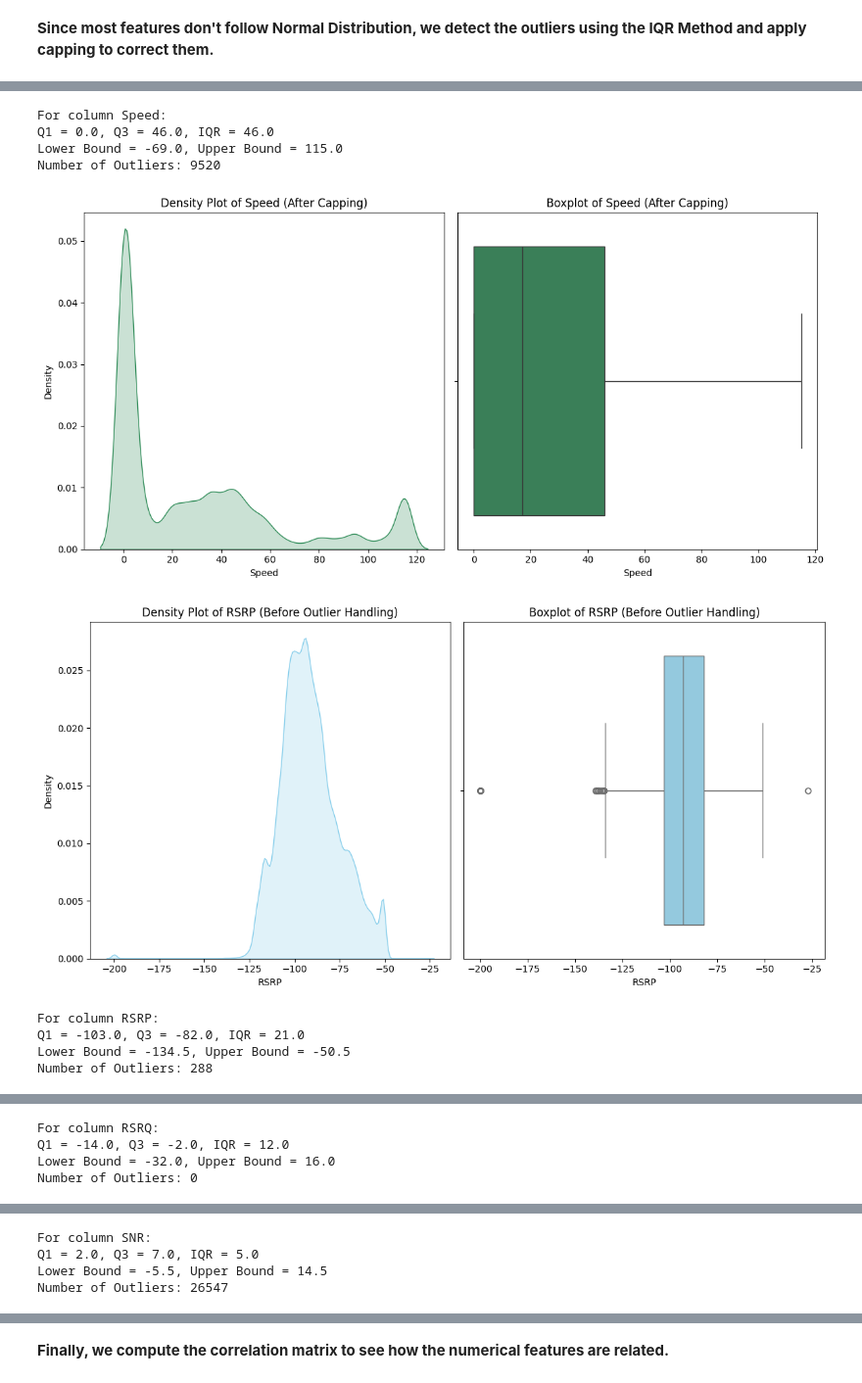
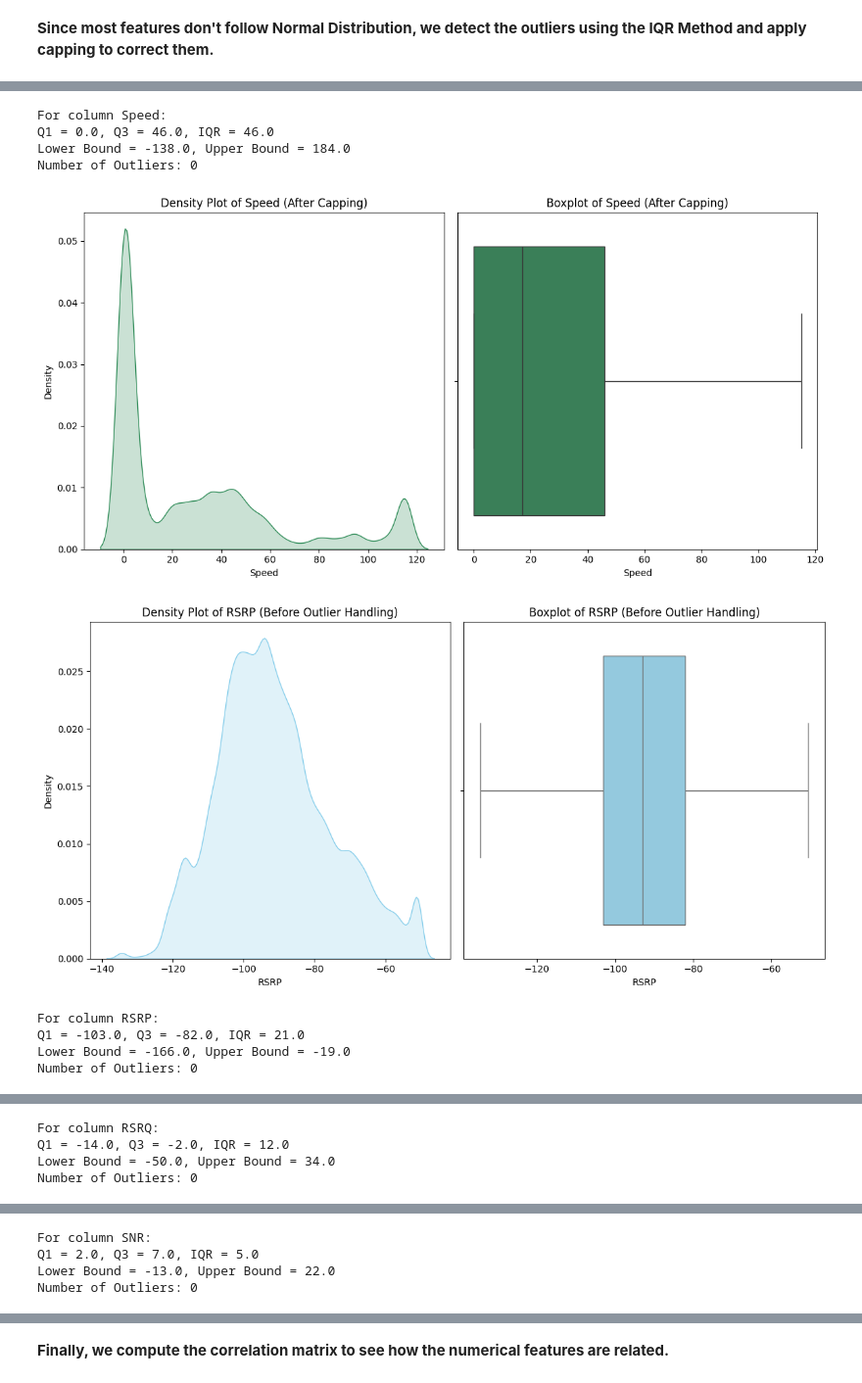
Before and after one commit to miltiadiss/CEID_NE577-5G-Architectures-Technologies-Applications-and-Key-Performance-Indexes, a Jupyter notebook: Code/Preprocessing.ipynb, the cells around one changed output, grey strips where cells are left out. Shown at 98% size. Drawn from its saved outputs; the diff is of its cells as text; code cells hidden in the pictures.

```diff
--- a/Code/Preprocessing.ipynb
+++ b/Code/Preprocessing.ipynb
@@ -72,7 +75,7 @@ for scenario in scenarios:
 # Συνένωση όλων των traces σε ένα ενιαίο DataFrame
 if trace_dataframes:
     combined_data = pd.concat(trace_dataframes, ignore_index=True)
-    combined_data.to_csv("combined_dataset.csv", index=False, na_rep="NaN")
+    combined_data.to_csv("/content/drive/MyDrive/combined_dataset.csv", index=False, na_rep="NaN")
 
 # Εμφάνιση του τελικού σχήματος των δεδομένων
 print(combined_data.shape)
@@ -203,11 +200,14 @@ Passing `palette` without assigning `hue` is deprecated and will be removed in v
 **Replace NULL values with mean value of the numeric feature**
 # %%
 # Φόρτωση δεδομένων
-df = pd.read_csv("combined_dataset.csv")
+df = pd.read_csv("/content/drive/MyDrive/combined_dataset.csv")
 
 # Διόρθωση μορφής ημερομηνίας και μετατροπή σε datetime
 df["Timestamp"] = pd.to_datetime(df["Timestamp"], format="%Y.%m.%d %H.%M.%S", errors="coerce")
 
+# Ταξινόμηση του DataFrame βάσει χρονικής σειράς
+df = df.sort_values(by="Timestamp").reset_index(drop=True)
+
 # Αντικατάσταση των NaN τιμών στις αριθμητικές στήλες με τον μέσο όρο τους
 for column in numeric_columns:
     df[column] = df[column].fillna(df[column].mean())
@@ -281,8 +281,8 @@ for column in numeric_columns:
     Q1 = np.percentile(df[column].dropna(), 25)
     Q3 = np.percentile(df[column].dropna(), 75)
     IQR = Q3 - Q1
-    lower_bound = Q1 - 1.5 * IQR  # Χρησιμοποιούμε 1.5 * IQR (ή 3 * IQR αν θέλεις πιο αυστηρό φιλτράρισμα)
-    upper_bound = Q3 + 1.5 * IQR
+    lower_bound = Q1 - 3 * IQR  # Χρησιμοποιούμε 1.5 * IQR (ή 3 * IQR αν θέλεις πιο αυστηρό φιλτράρισμα)
+    upper_bound = Q3 + 3 * IQR
 
     print(f"For column {column}:")
     print(f"Q1 = {Q1}, Q3 = {Q3}, IQR = {IQR}")
@@ -317,17 +317,17 @@ for column in numeric_columns:
 For column Speed:
 Q1 = 0.0, Q3 = 46.0, IQR = 46.0
-Lower Bound = -69.0, Upper Bound = 115.0
-Number of Outliers: 9520
+Lower Bound = -138.0, Upper Bound = 184.0
+Number of Outliers: 0
 [figure]
-[figure, old version]
+[figure, new version]
 For column RSRP:
 Q1 = -103.0, Q3 = -82.0, IQR = 21.0
-Lower Bound = -134.5, Upper Bound = -50.5
-Number of Outliers: 288
+Lower Bound = -166.0, Upper Bound = -19.0
+Number of Outliers: 0
 [figure]
 [figure]
 For column RSRQ:
 Q1 = -14.0, Q3 = -2.0, IQR = 12.0
-Lower Bound = -32.0, Upper Bound = 16.0
+Lower Bound = -50.0, Upper Bound = 34.0
 Number of Outliers: 0
 [figure]
@@ -335,6 +335,6 @@ Number of Outliers: 0
 For column SNR:
 Q1 = 2.0, Q3 = 7.0, IQR = 5.0
-Lower Bound = -5.5, Upper Bound = 14.5
-Number of Outliers: 26547
+Lower Bound = -13.0, Upper Bound = 22.0
+Number of Outliers: 0
 [figure]
 ... (21 outputs left out)
```
Also changed, not shown: parts of 19 cells of this notebook.
